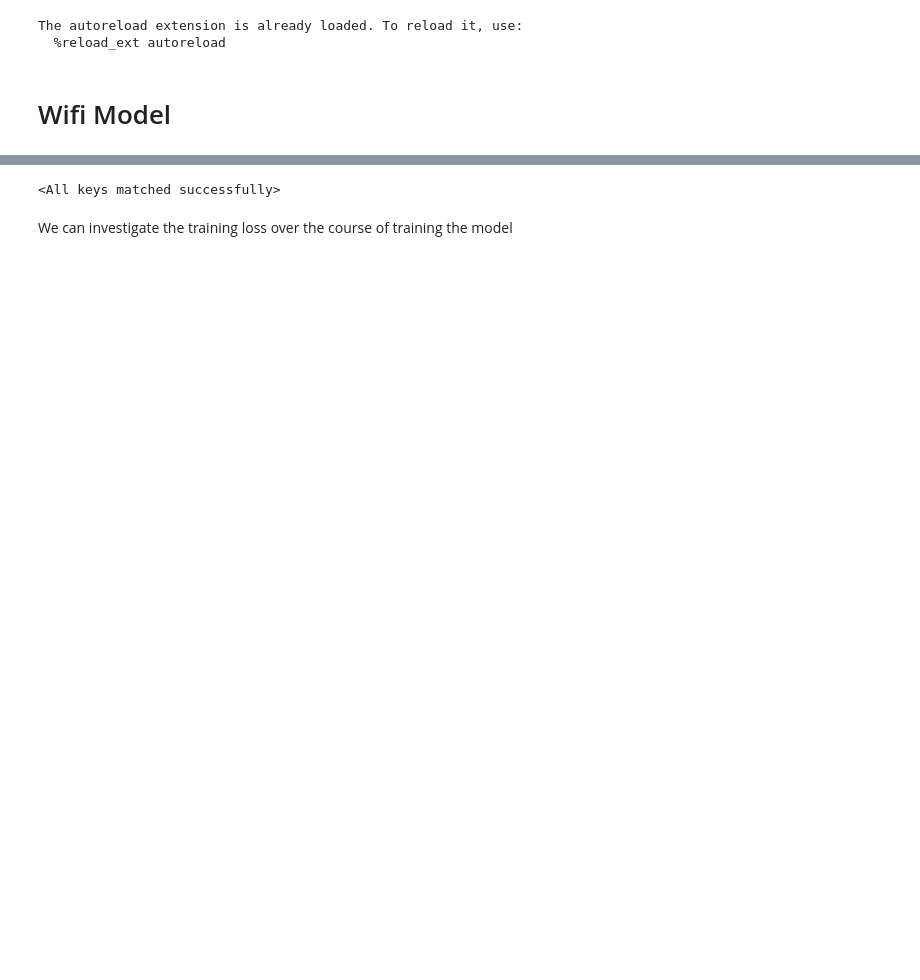
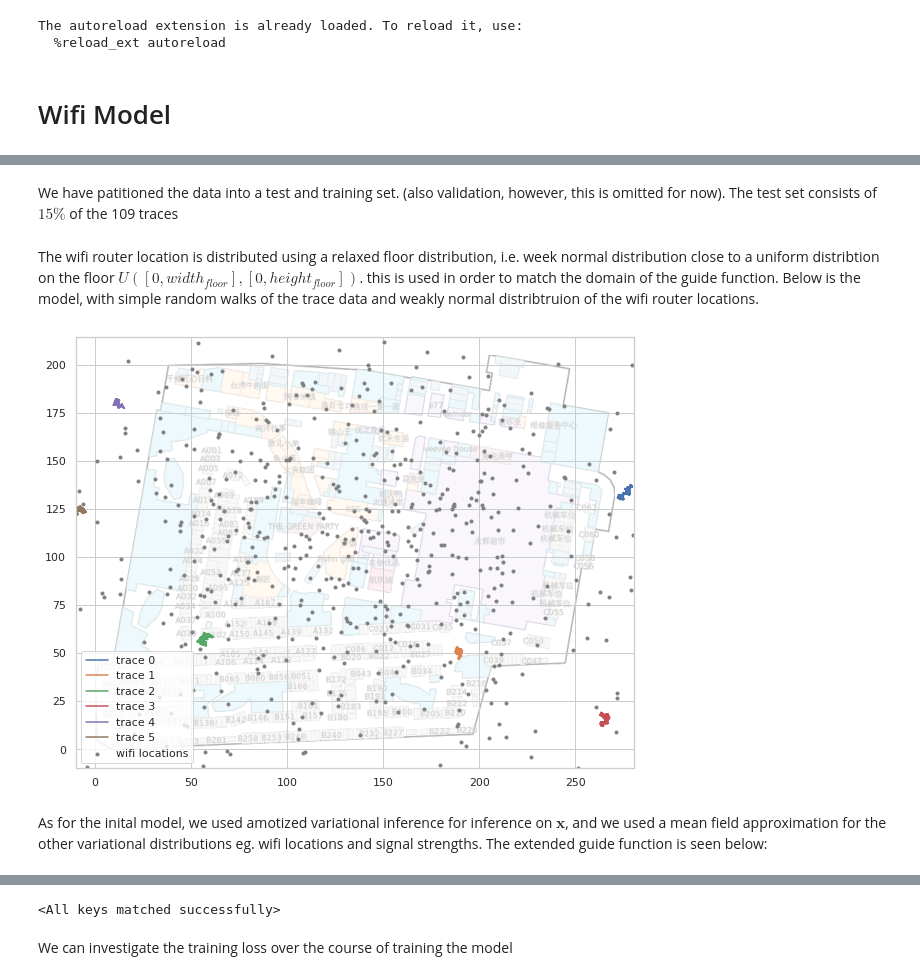
Before and after one commit to sorenhartmann/indoor-location-navigation, a Jupyter notebook: notebooks/2-wifi-model.ipynb, the cells around one changed output, grey strips where cells are left out. Saved outputs shown, nothing was run; the diff lists cells and outputs as text; code cells hidden in the pictures; blank space fills up the shorter version.

```diff
--- a/notebooks/2-wifi-model.ipynb
+++ b/notebooks/2-wifi-model.ipynb
@@ -4,19 +4,28 @@
 
 from src.models.wifi_model import WifiModel
 from src.data.datasets import FloorDataset
-from src.utils import object_to_markdown
+from src.utils import object_to_markdown, get_best_trial
+from src.plotting import *
 
-from IPython.display import display
+
+from IPython.display import display,Image
 
 import seaborn as sns
 import matplotlib.pyplot as plt
 import torch
 
-site_id = "5d2709b303f801723c327472"
-floor_id = "1F"
+#site_id = "5d2709b303f801723c327472"
+#floor_id = "1F"
 
-floor_data = FloorDataset(site_id, floor_id, wifi_threshold=400, sampling_interval=100, include_wifi=True, include_beacon=False,        validation_percent=0.3,
+site_id = "5a0546857ecc773753327266"
+floor_id = "B1"
+
+floor_data = FloorDataset(site_id, floor_id, wifi_threshold=200, sampling_interval=100, include_wifi=True, include_beacon=False,        validation_percent=0.3,
         test_percent=0.2)
+floor_image = floor_data.image
+floor_height = floor_data.info["map_info"]["height"]
+floor_width = floor_data.info["map_info"]["width"]
+
 sns.set(style="whitegrid")
 # %% [output]
 The autoreload extension is already loaded. To reload it, use:
@@ -103,3 +107,5 @@ tensor([  1,   4,   6,   8,  10,  11,  14,  15,  23,  26,  28,  29,  30,  32,
+# %% [markdown]
+We have patitioned the data into a test and training set. (also validation, however, this is omitted for now). The test set consists of $15\%$ of the 109 traces
 # %%
 train_indices = (~floor_data.test_mask & ~floor_data.validation_mask).nonzero().flatten()
 validation_indices = floor_data.validation_mask.nonzero().flatten()
@@ -109,3 +115,21 @@ mini_batch_validation = floor_data[validation_indices[0:8]]
 # %%
 torch.manual_seed(123)
 wifi_model = WifiModel(floor_data)
+# %%
+x, wifi_location = wifi_model.model(*mini_batch_train)
+# %% [markdown]
+The wifi router location is distributed using a relaxed floor distribution, i.e. week normal distribution close to a uniform distribtion on the floor $U([0, width_{floor}], [0,height_{floor}])$. this is used in order to match the domain of the guide function. Below is the model, with simple random walks of the trace data and weakly normal distribtruion of the wifi router locations.
+# %%
+plt.figure(figsize=(10,10))
+plt.scatter(*wifi_location.T, marker=".", color="grey", label="wifi locations")
+plt.plot(*x.T, label=[f"trace {i}" for i in range(x.shape[0])])
+plt.imshow(floor_image, extent=(0, floor_width, 0, floor_height), alpha = 0.3)
+plt.xlim(-10,floor_width+10)
+plt.ylim(-10,floor_height+10)
+
+plt.legend()
+plt.show()
+# %% [output]
+[figure, added]
+# %% [markdown]
+As for the inital model, we used amotized variational inference for inference on $\boldsymbol x$, and we used a mean field approximation for the other variational distributions eg. wifi locations and signal strengths. The extended guide function is seen below:
```
Also changed, not shown: parts of 20 cells of this notebook, 2 other files.
